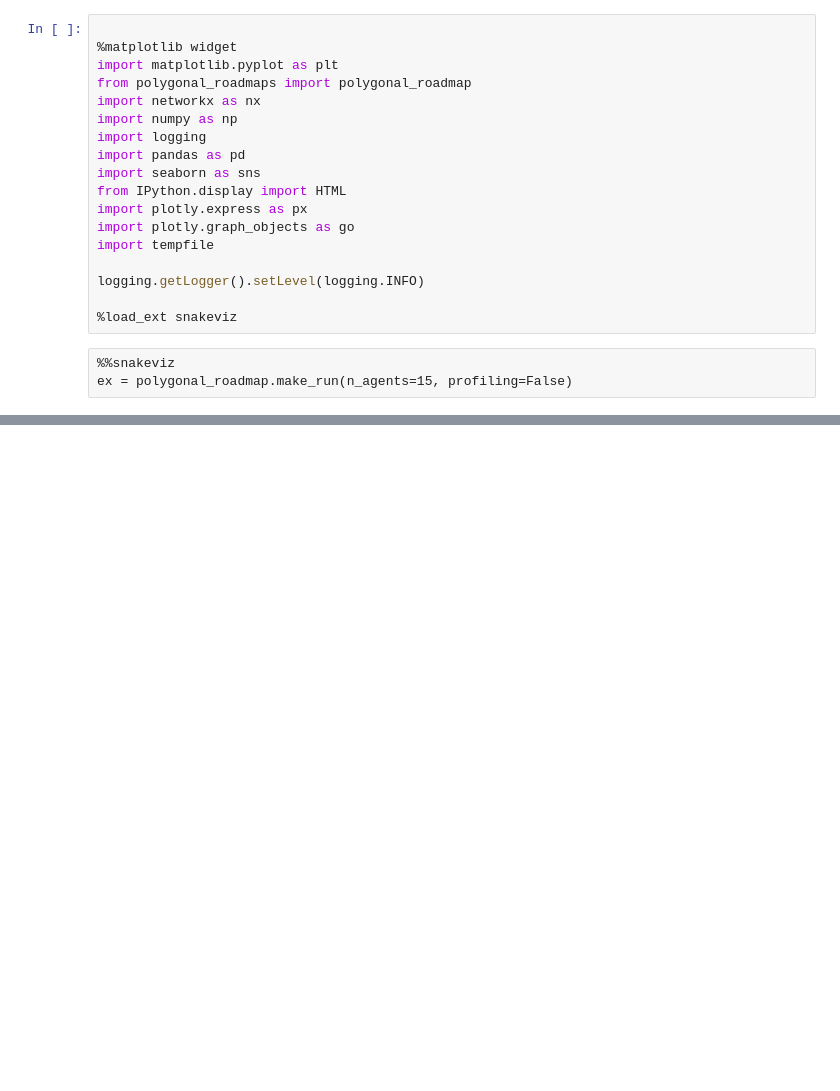
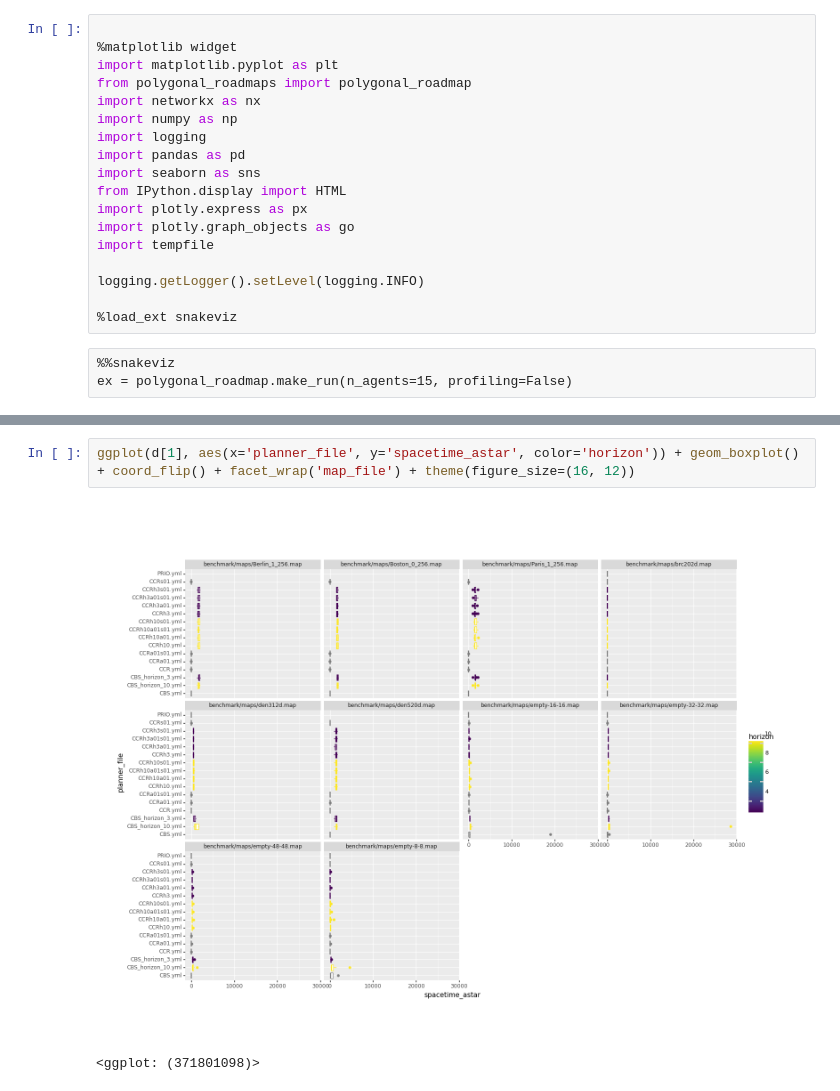
Before and after one commit to ovgu-FINken/polygonal_roadmaps, a Jupyter notebook: Pathfinding.ipynb, the cells around one changed output, grey strips where cells are left out. Cells and saved outputs as stored; diff of their text form; blank space fills up the shorter version.

```diff
--- a/Pathfinding.ipynb
+++ b/Pathfinding.ipynb
@@ -62,0 +52,5 @@ df_obstacles = polygonal_roadmap.MapfInfoEnvironment(SCEN).get_obstacle_df()
+# %%
+ggplot(d[1], aes(x='planner_file', y='spacetime_astar', color='horizon')) + geom_boxplot() + coord_flip() + facet_wrap('map_file') + theme(figure_size=(16, 12))
+# %% [output]
+[figure, added]
+<ggplot: (371801098)>
```
Also changed, not shown: parts of 23 cells of this notebook, 1 other file.
